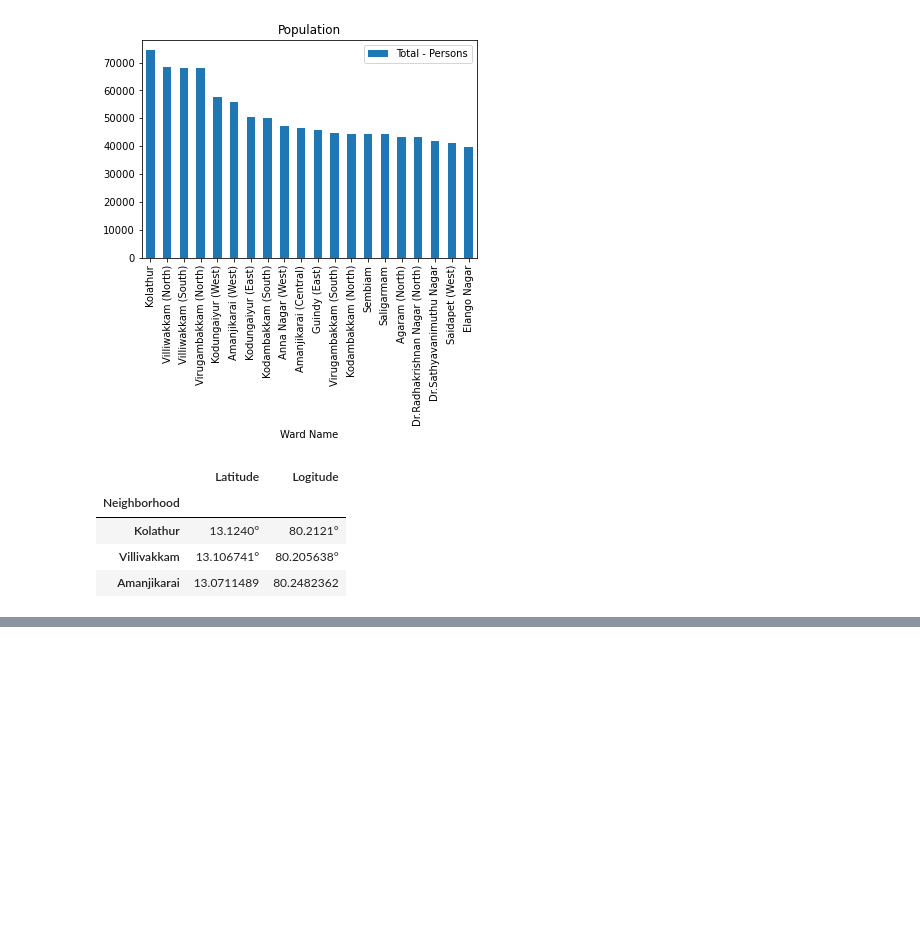
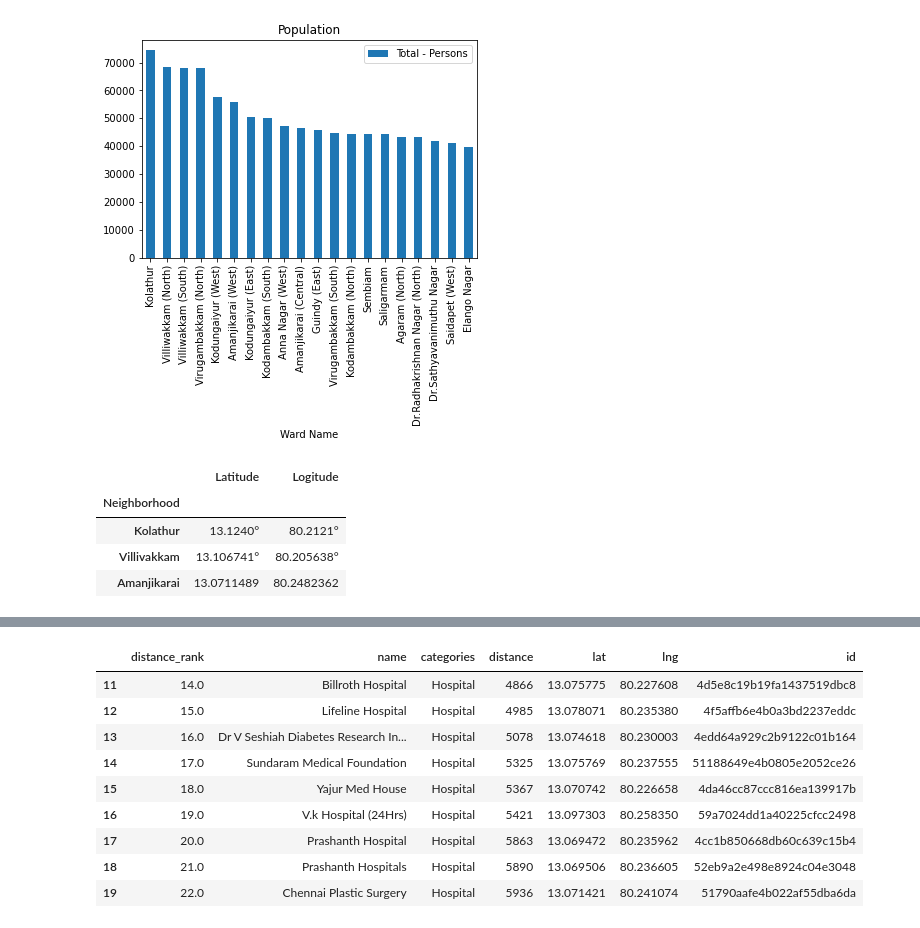
Before and after one commit to bharathi22sk/BattleNeighbours, a Jupyter notebook: Battle_of_Neighbourhood.ipynb, the cells around one changed output, grey strips where cells are left out. Saved outputs shown, nothing was run; the diff lists cells and outputs as text; code cells hidden in the pictures; blank space fills up the shorter version.

```diff
--- a/Battle_of_Neighbourhood.ipynb
+++ b/Battle_of_Neighbourhood.ipynb
@@ -290 +312,14 @@ dataframe_filtered3 = dataframe_filtered1.iloc[10:]
+# %%
+dataframe_filtered3
+# %% [output]
+|  | distance_rank | name | categories | distance | lat | lng | id |
+| 11 | 14.0 | Billroth Hospital | Hospital | 4866 | 13.075775 | 80.227608 | 4d5e8c19b19fa1437519dbc8 |
+| 12 | 15.0 | Lifeline Hospital | Hospital | 4985 | 13.078071 | 80.235380 | 4f5affb6e4b0a3bd2237eddc |
+| 13 | 16.0 | Dr V Seshiah Diabetes Research In... | Hospital | 5078 | 13.074618 | 80.230003 | 4edd64a929c2b9122c01b164 |
+| 14 | 17.0 | Sundaram Medical Foundation | Hospital | 5325 | 13.075769 | 80.237555 | 51188649e4b0805e2052ce26 |
+| 15 | 18.0 | Yajur Med House | Hospital | 5367 | 13.070742 | 80.226658 | 4da46cc87ccc816ea139917b |
+| 16 | 19.0 | V.k Hospital (24Hrs) | Hospital | 5421 | 13.097303 | 80.258350 | 59a7024dd1a40225cfcc2498 |
+| 17 | 20.0 | Prashanth Hospital | Hospital | 5863 | 13.069472 | 80.235962 | 4cc1b850668db60c639c15b4 |
+| 18 | 21.0 | Prashanth Hospitals | Hospital | 5890 | 13.069506 | 80.236605 | 52eb9a2e498e8924c04e3048 |
+| 19 | 22.0 | Chennai Plastic Surgery | Hospital | 5936 | 13.071421 | 80.241074 | 51790aafe4b022af55dba6da |
 # %%
```
Also changed, not shown: parts of 10 cells of this notebook.
